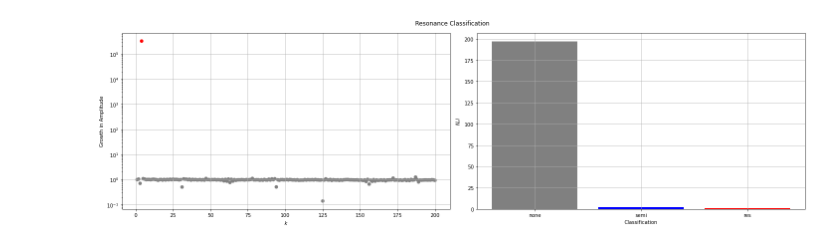
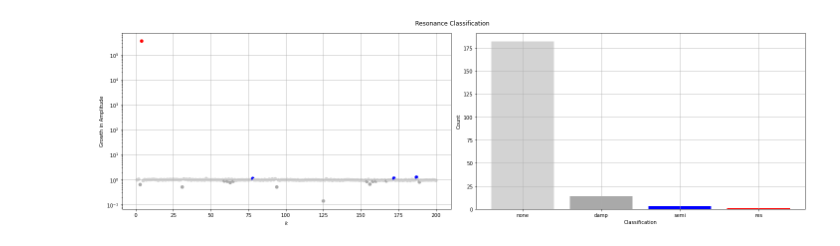
Before and after one commit to LoaneShark/pyAxiverse, a Jupyter notebook: pi-axiverse.ipynb, the cells around one changed output. Saved outputs shown, nothing was run; the diff lists cells and outputs as text; code cells hidden in the pictures.

```diff
--- a/pi-axiverse.ipynb
+++ b/pi-axiverse.ipynb
@@ -39,7 +39,7 @@ L4  *= GeV
 A_0    = 0.1
 Adot_0 = 0.0
 A_pm   = +1       # specify A± case (+1 or -1)
-A_sens = 0.1      # sensitivity for classification of resonance conditions
+A_sens = 1.0      # sensitivity for classification of resonance conditions
 # %%
 # Time domain
 t_span = [0, 30]   # TODO: replace with the appropriate values
@@ -126,8 +126,8 @@ t, t_step = np.linspace(t_span[0], t_span[1], t_N+1, retstep=True)  # Array of t
 t = t[1:]
 
 # Classification sensitivity threshold
-#res_con = 100
-res_con = min(100,1./A_sens)
+res_con = 1000
+#res_con = max(100,1./A_sens)
 
 # Set all parameters on the backend
 parameters = {"e": e, "F": F, "p_t": p_t, "eps": eps, "L3": L3, "L4": L4, "l1": l1, "l2": l2, "l3": l3, "l4": l4, "res_con": res_con,
@@ -152,7 +152,7 @@ k_sens = lambda func, sens: np.array([k_fval for k_fi, k_fval in enumerate([func
 # k_ratio: apply [k_func] to each k mode and then return the ratio of the final vs. initial ampltidues (sensitive to a windowed average specified by [sens])
 k_ratio = lambda func, t_sens, A_sens: np.array([k_f/k_i for k_f, k_i in zip(k_sens(func, t_sens), k_sens(func, -t_sens))])
 # k_class: softly classify the level of resonance according to the final/initial mode amplitude ratio, governed by [func, t_sens, and A_sens]
-k_class = lambda func, t_sens, A_sens: np.array(["none" if k_r <= (1. + np.abs(A_sens)) else "semi" if k_r <= res_con else "res" for k_r in k_ratio(func, t_sens, A_sens)])
+k_class = lambda func, t_sens, A_sens: np.array(["damp" if k_r <= 0.9 else "none" if k_r <= (1. + np.abs(A_sens)) else "semi" if k_r <= res_con else "res" for k_r in k_ratio(func, t_sens, A_sens)])
 
 # k mode(s) with the largest contributions to overall number density growth
 k_peak = k_values[np.argmax(k_func(max))]
@@ -398,34 +398,34 @@ params["k_mean_arr"] = k_func(np.mean)
 params["k_sens_arr"] = k_sens(np.mean, t_sens)
 params["k_class_arr"] = k_class(np.mean, t_sens, A_sens)
 
 params["class"] = tot_res
 
 #print(params["class"])
 #print(params["k_class_arr"])
 
-class_colors = {'none': 'grey', 'semi': 'blue', 'res': 'red'}
+class_colors = {'none': 'lightgrey', 'damp': 'darkgrey', 'semi': 'blue', 'res': 'red'}
 #print(k_class(np.mean, t_sens, A_sens))
 #print(k_ratio(np.mean, t_sens, A_sens))
 
 plt.figure(figsize = (20,6))
 plt.suptitle('Resonance Classification')
 
 plt.subplot2grid((2,4), (0,0), colspan=2, rowspan=2)
-plt.scatter(k_values, k_ratio(np.mean, t_sens, A_sens), c=[class_colors[k_c] if k_c in class_colors else 'orange' for k_c in k_class(np.mean, t_sens, 10000)])
+plt.scatter(k_values, k_ratio(np.mean, t_sens, A_sens), c=[class_colors[k_c] if k_c in class_colors else 'orange' for k_c in k_class(np.mean, t_sens, A_sens)])
 plt.xlabel('$k$')
 plt.ylabel('Growth in Amplitude')
 plt.yscale('log')
 plt.grid()
 
 plt.subplot2grid((2,4), (0,2), colspan=2, rowspan=2)
 #plt.bar(k_values,k_ratio(np.mean, t_sens, A_sens),color=[class_color(k_c) for k_c in k_class(np.mean, t_sens, A_sens)])
 class_counts = [(np.array(k_class(np.mean, t_sens, A_sens)) == class_label).sum() for class_label in class_colors.keys()]
 plt.bar(class_colors.keys(),class_counts,color=class_colors.values())
 plt.xlabel('Classification')
-plt.ylabel('$N_cl$')
+plt.ylabel('Count')
 plt.grid()
 
 plt.tight_layout()
 plt.show()
 # %% [output]
-[figure, old version]
+[figure, new version]
```
Also changed, not shown: parts of 5 cells of this notebook, 1 other file.
